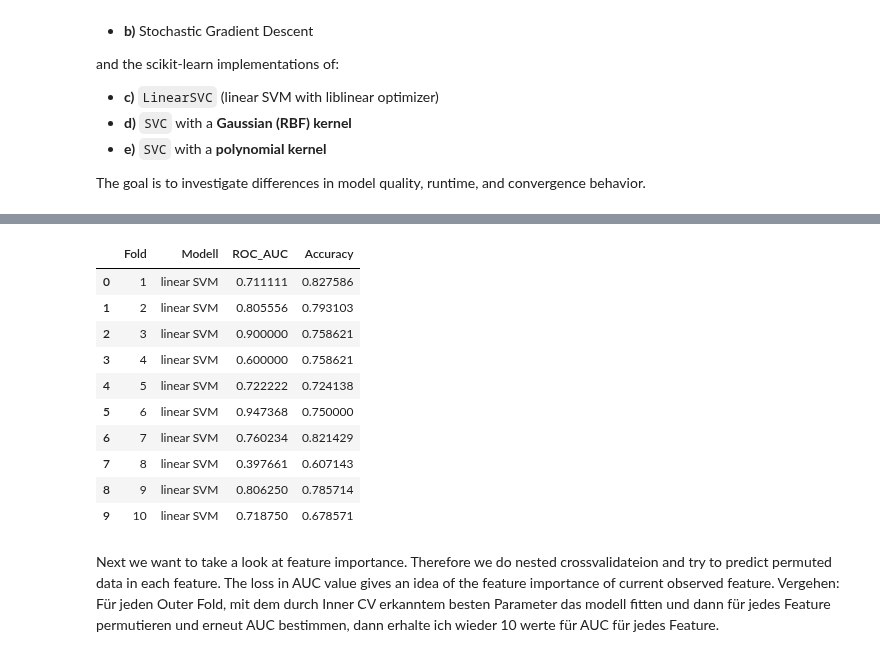
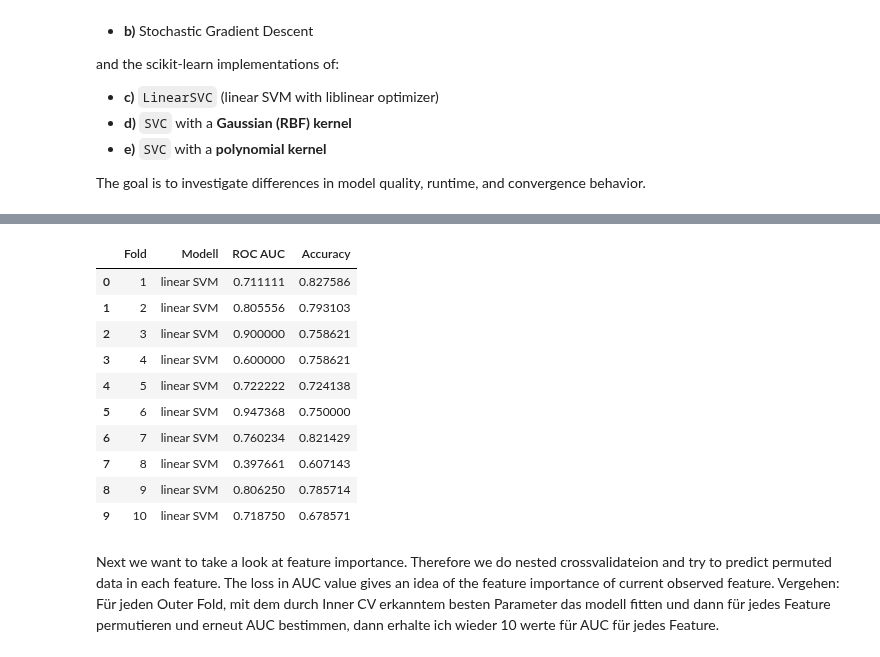
Before and after one commit to FelixFritz02/MasterKL, a Jupyter notebook: AI Numerics/Data Challenge/SVM.ipynb, the cells around one changed output, grey strips where cells are left out. Saved outputs shown, nothing was run; the diff lists cells and outputs as text; code cells hidden in the pictures.

```diff
--- a/AI Numerics/Data Challenge/SVM.ipynb
+++ b/AI Numerics/Data Challenge/SVM.ipynb
@@ -410,11 +410,11 @@ Laufzeiten: [0.27794456481933594, 0.12849187850952148, 0.21047401428222656, 0.18
 # %%
 model_evaluation = pd.DataFrame({"Fold": range(1, 11)})
 model_evaluation['Modell'] = ['linear SVM'] * 10
-model_evaluation['ROC_AUC'] = roc_test_lk
+model_evaluation['ROC AUC'] = roc_test_lk
 model_evaluation['Accuracy'] = acc_test_lk
 model_evaluation
 # %% [output]
-|  | Fold | Modell | ROC_AUC | Accuracy |
+|  | Fold | Modell | ROC AUC | Accuracy |
 | 0 | 1 | linear SVM | 0.711111 | 0.827586 |
 | 1 | 2 | linear SVM | 0.805556 | 0.793103 |
 | 2 | 3 | linear SVM | 0.900000 | 0.758621 |
```
Also changed, not shown: parts of 2 cells of this notebook, 9 other files.
